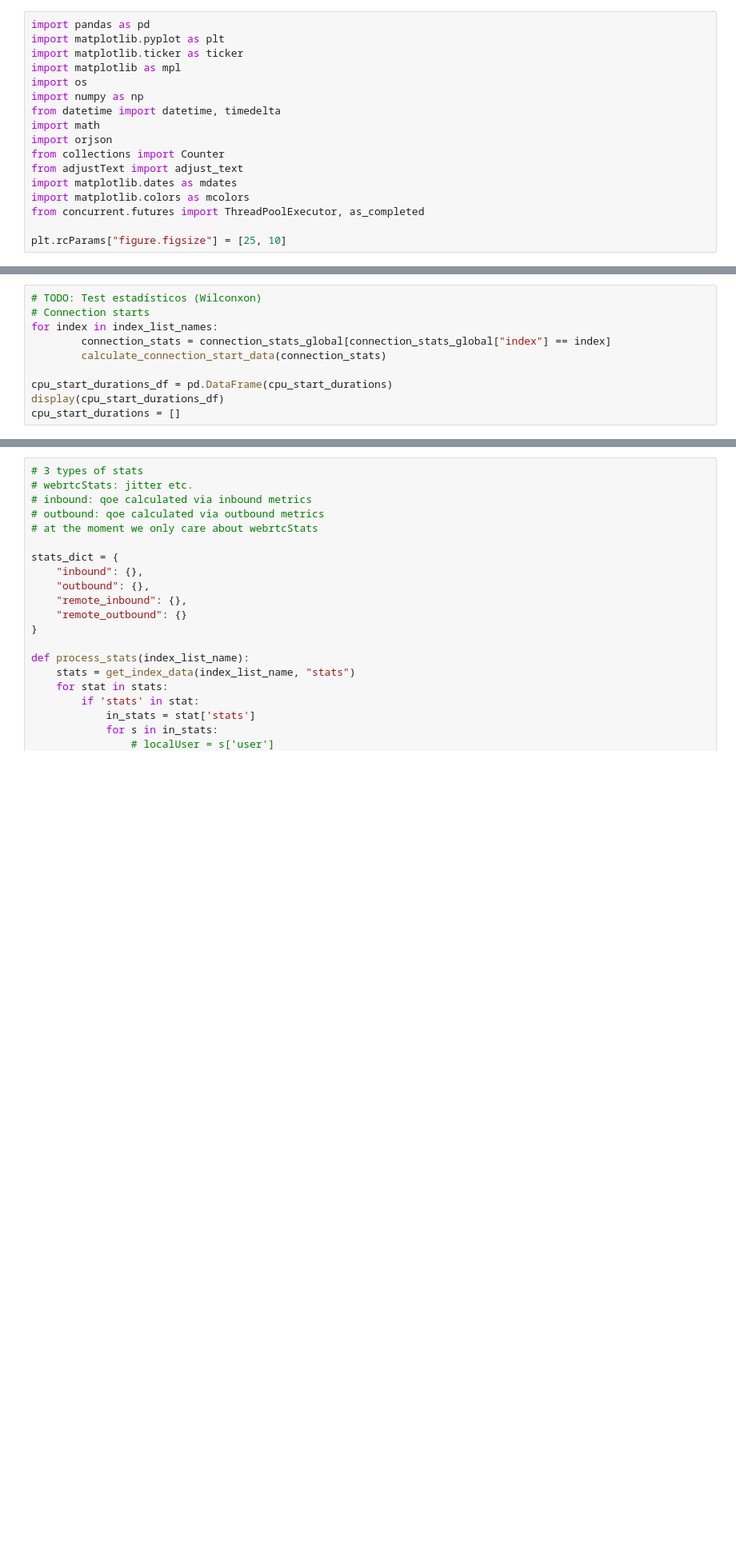
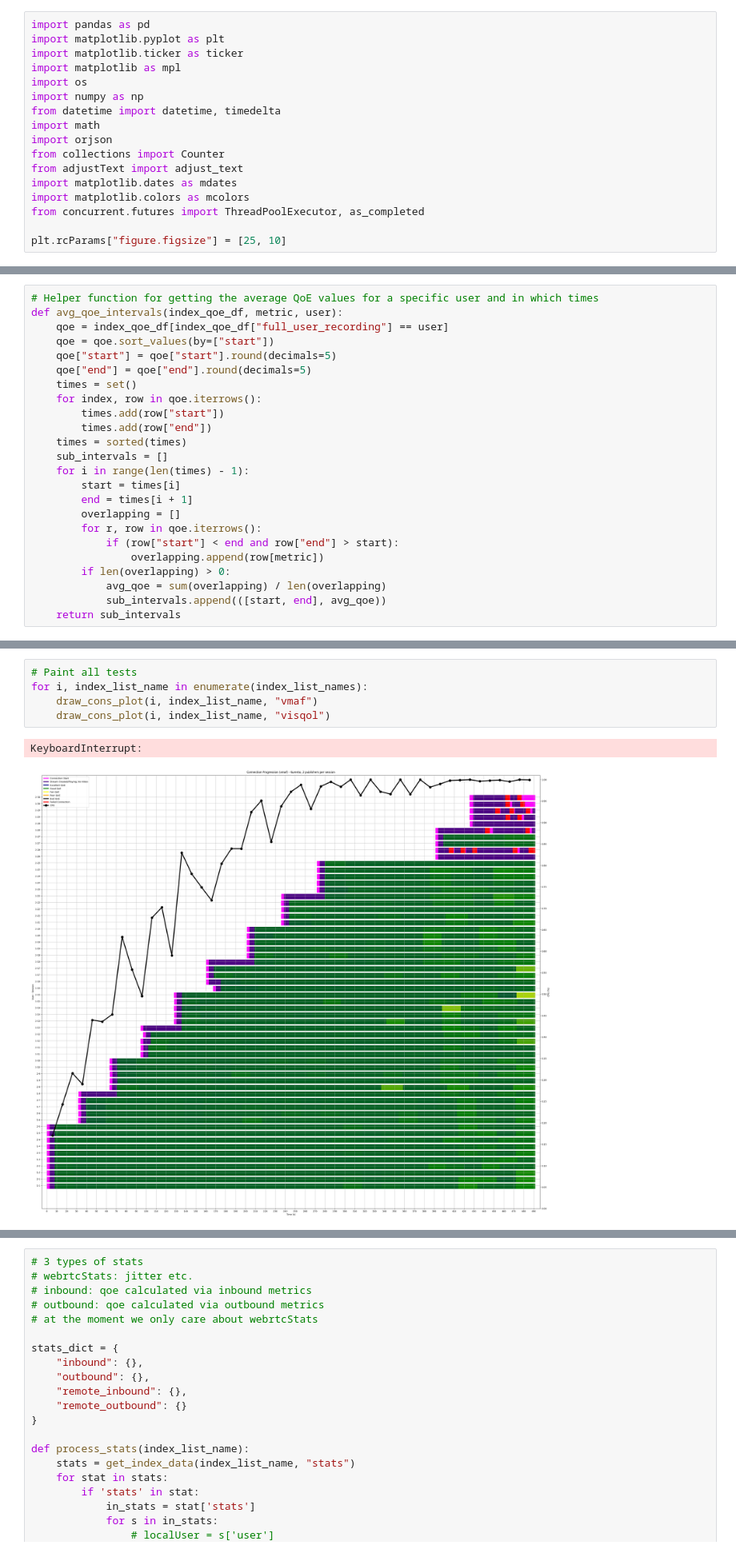
Before and after one commit to codeurjc/Performance-testing-in-the-WebRTC-arena, a Jupyter notebook: new/new.ipynb, the cells around one changed output, grey strips where cells are left out. Shown at 80% size. Saved outputs shown, nothing was run; the diff lists cells and outputs as text; blank space fills up the shorter version.

Commit message:
wip stat analysis

```diff
--- a/new/new.ipynb
+++ b/new/new.ipynb
@@ -827,10 +17,0 @@ def calculate_connection_start_data(connection_stats):
-# %%
-# TODO: Test estadísticos (Wilconxon)
-# Connection starts
-for index in index_list_names:
-        connection_stats = connection_stats_global[connection_stats_global["index"] == index]
-        calculate_connection_start_data(connection_stats)
-
-cpu_start_durations_df = pd.DataFrame(cpu_start_durations)
-display(cpu_start_durations_df)
-cpu_start_durations = []
@@ -902,0 +493,24 @@ cpu_start_durations = []
+# %%
+# Helper function for getting the average QoE values for a specific user and in which times
+def avg_qoe_intervals(index_qoe_df, metric, user):
+    qoe = index_qoe_df[index_qoe_df["full_user_recording"] == user]
+    qoe = qoe.sort_values(by=["start"])
+    qoe["start"] = qoe["start"].round(decimals=5)
+    qoe["end"] = qoe["end"].round(decimals=5)
+    times = set()
+    for index, row in qoe.iterrows():
+        times.add(row["start"])
+        times.add(row["end"])
+    times = sorted(times)
+    sub_intervals = []
+    for i in range(len(times) - 1):
+        start = times[i]
+        end = times[i + 1]
+        overlapping = []
+        for r, row in qoe.iterrows():
+            if (row["start"] < end and row["end"] > start):
+                overlapping.append(row[metric])
+        if len(overlapping) > 0:
+            avg_qoe = sum(overlapping) / len(overlapping)
+            sub_intervals.append(([start, end], avg_qoe))
+    return sub_intervals
@@ -902,0 +712,8 @@ cpu_start_durations = []
+# %%
+# Paint all tests
+for i, index_list_name in enumerate(index_list_names):
+    draw_cons_plot(i, index_list_name, "vmaf")
+    draw_cons_plot(i, index_list_name, "visqol")
+# %% [output]
+KeyboardInterrupt:
+[figure, added]
```
Also changed, not shown: parts of 40 cells of this notebook, 1 other file.
